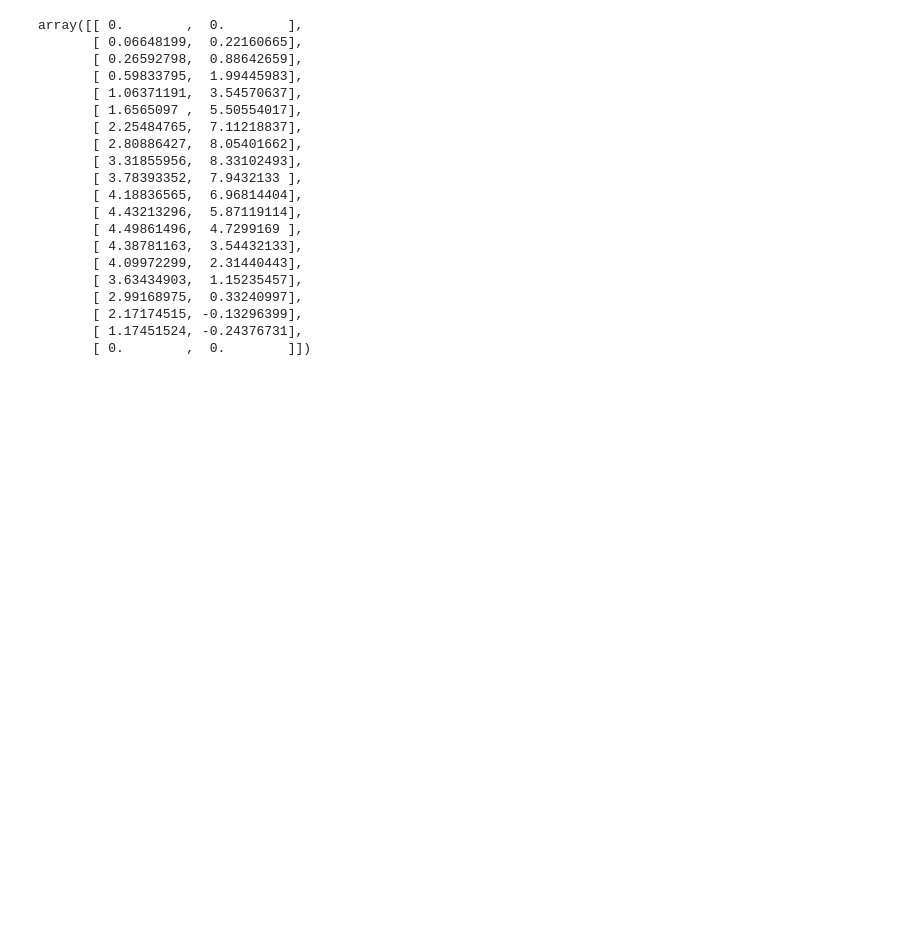
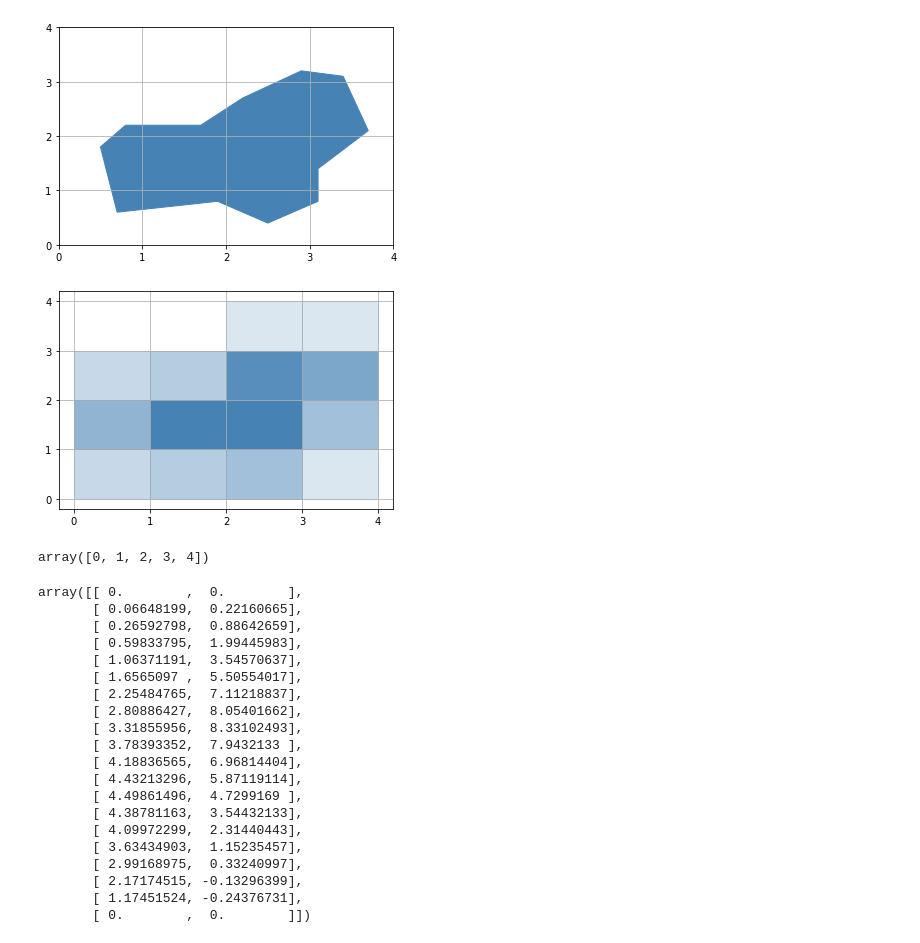
Before and after one commit to vetlebh/spline_learn, a Jupyter notebook: Untitled.ipynb, the cells around one changed output. Saved outputs shown, nothing was run; the diff lists cells and outputs as text; code cells hidden in the pictures; blank space fills up the shorter version.

```diff
--- a/Untitled.ipynb
+++ b/Untitled.ipynb
@@ -178,3 +181,49 @@ Nr control points: 6
+# %%
+x = [0.7, 0.5, 0.8, 1.7, 2.2, 2.9, 3.4, 3.7, 3.1, 3.1, 2.5, 1.9]
+y = [0.6, 1.8, 2.2, 2.2, 2.7, 3.2, 3.1, 2.1, 1.4, 0.8, 0.4, 0.8]
+plt.figure()
+plt.fill(x,y, color='steelblue')
+plt.xticks(np.arange(0, 5, 1))
+plt.yticks(np.arange(0, 5, 1))
+plt.grid(which='major')
+plt.savefig('shape.pdf')
+
+plt.figure()
+#plt.fill([1,1,2,2], [1,2,2,1], color='steelblue')
+#plt.fill([2,2,3,3], [1,2,2,1], color='steelblue')
+#plt.fill([3,3,4,4], [1,2,2,1], color='steelblue', alpha=0.5)
+
+plt.fill([3,3,4,4], [0,1,1,0], color='steelblue', alpha=0.2)
+plt.fill([2,2,3,3], [0,1,1,0], color='steelblue', alpha=0.5)
+plt.fill([1,1,2,2], [0,1,1,0], color='steelblue', alpha=0.4)
+plt.fill([0,0,1,1], [0,1,1,0], color='steelblue', alpha=0.3)
+
+plt.fill([3,3,4,4], [1,2,2,1], color='steelblue', alpha=0.5)
+plt.fill([2,2,3,3], [1,2,2,1], color='steelblue')
+plt.fill([1,1,2,2], [1,2,2,1], color='steelblue')
+plt.fill([0,0,1,1], [1,2,2,1], color='steelblue', alpha=0.6)
+
+plt.fill([3,3,4,4], [2,3,3,2], color='steelblue', alpha=0.7)
+plt.fill([2,2,3,3], [2,3,3,2], color='steelblue', alpha=0.9)
+plt.fill([1,1,2,2], [2,3,3,2], color='steelblue', alpha=0.4)
+plt.fill([0,0,1,1], [2,3,3,2], color='steelblue', alpha=0.3)
+
+plt.fill([3,3,4,4], [3,4,4,3], color='steelblue', alpha=0.2)
+plt.fill([2,2,3,3], [3,4,4,3], color='steelblue', alpha=0.2)
+plt.fill([1,1,2,2], [3,4,4,3], color='steelblue', alpha=0.0)
+plt.fill([0,0,1,1], [3,4,4,3], color='steelblue', alpha=0.0)
+
+plt.xticks(np.arange(0, 5, 1))
+plt.yticks(np.arange(0, 5, 1))
+plt.grid(which='major')
+plt.savefig('shape2.pdf')
+# %% [output]
+[figure, added]
+[figure, added]
+# %%
+np.arange(0,5,1)
+# %% [output]
+array([0, 1, 2, 3, 4])
 # %%
 y
 # %% [output]
```
Also changed, not shown: parts of 10 cells of this notebook, 22 other files.
